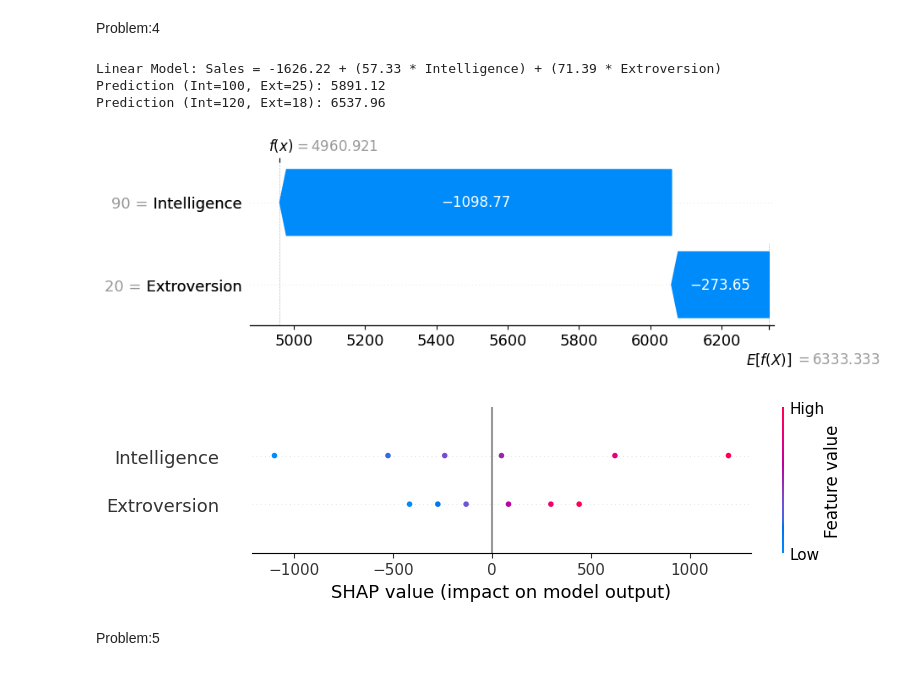
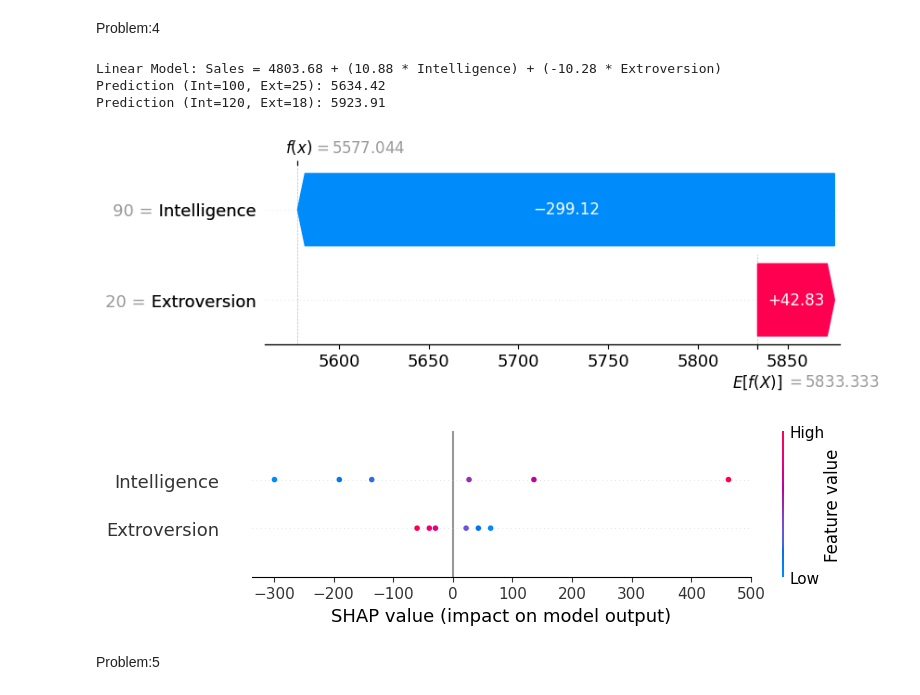
Before and after one commit to bethinaveen23/EXPLAINABLE-AI, a Jupyter notebook: Practical_1_Problem.ipynb, the cells around one changed output. Drawn from its saved outputs; the diff is of its cells as text; code cells hidden in the pictures.

```diff
--- a/Practical_1_Problem.ipynb
+++ b/Practical_1_Problem.ipynb
@@ -352,45 +352,45 @@ import shap
 import matplotlib.pyplot as plt
 
 data = {
-    "Intelligence": [90, 110, 100, 130, 120, 105],
-    "Extroversion": [20, 25, 18, 30, 22, 28],
-    "Sales": [5000, 6200, 5400, 8000, 6900, 6500]
+    "Intelligence": [90, 120, 100, 130, 160, 105],
+    "Extroversion": [20, 27, 18, 30, 22, 28],
+    "Sales": [5000, 6200, 5400, 4000, 6900, 7500]
 }
 df = pd.DataFrame(data)
 
 X = df[["Intelligence", "Extroversion"]]
 y = df["Sales"]
 
 model = LinearRegression()
 model.fit(X, y)
 
 intercept = model.intercept_
 coef_intelligence = model.coef_[0]
 coef_extroversion = model.coef_[1]
 
 print(f"Linear Model: Sales = {intercept:.2f} + ({coef_intelligence:.2f} * Intelligence) + ({coef_extroversion:.2f} * Extroversion)")
 
 pred1 = model.predict([[100, 25]])[0]
 pred2 = model.predict([[120, 18]])[0]
 print(f"Prediction (Int=100, Ext=25): {pred1:.2f}")
 print(f"Prediction (Int=120, Ext=18): {pred2:.2f}")
 
 explainer = shap.Explainer(model, X)
 shap_values = explainer(X)
 
 shap.plots.waterfall(shap_values[0])
 plt.show()
 
 shap.plots.force(explainer.expected_value, shap_values.values, X)
 plt.show()
 
 shap.summary_plot(shap_values, X)
 # %% [output]
-Linear Model: Sales = -1626.22 + (57.33 * Intelligence) + (71.39 * Extroversion)
-Prediction (Int=100, Ext=25): 5891.12
-Prediction (Int=120, Ext=18): 6537.96
+Linear Model: Sales = 4803.68 + (10.88 * Intelligence) + (-10.28 * Extroversion)
+Prediction (Int=100, Ext=25): 5634.42
+Prediction (Int=120, Ext=18): 5923.91
-[figure, old version]
+[figure, new version]
-[figure, old version]
+[figure, new version]
 # %% [markdown]
 Problem:5
 # %%
```
Also changed, not shown: parts of 4 cells of this notebook.
